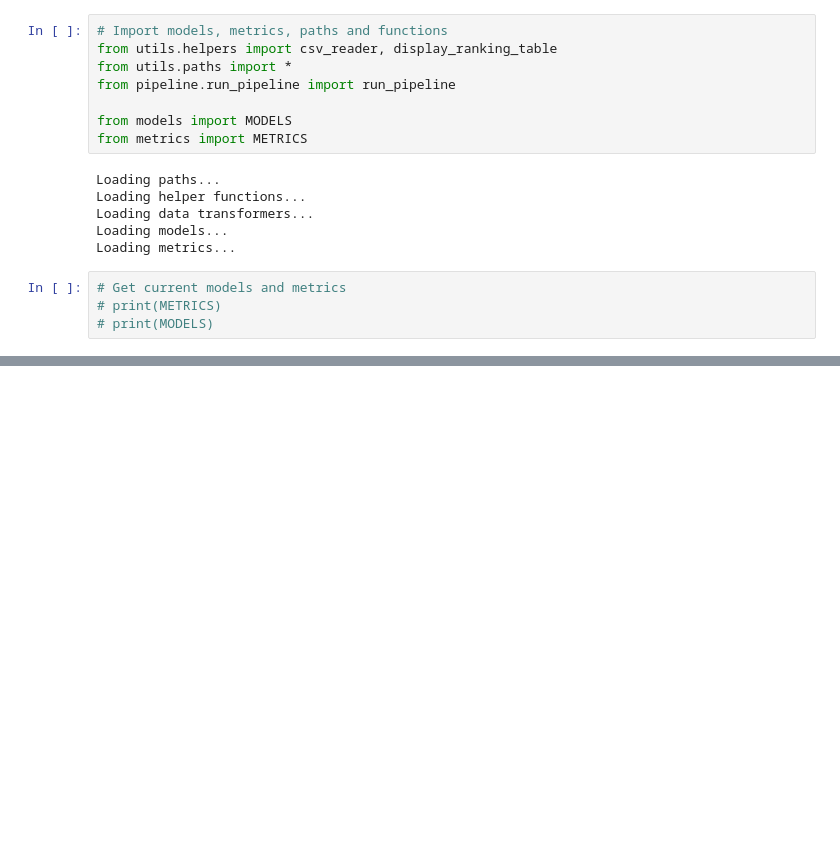
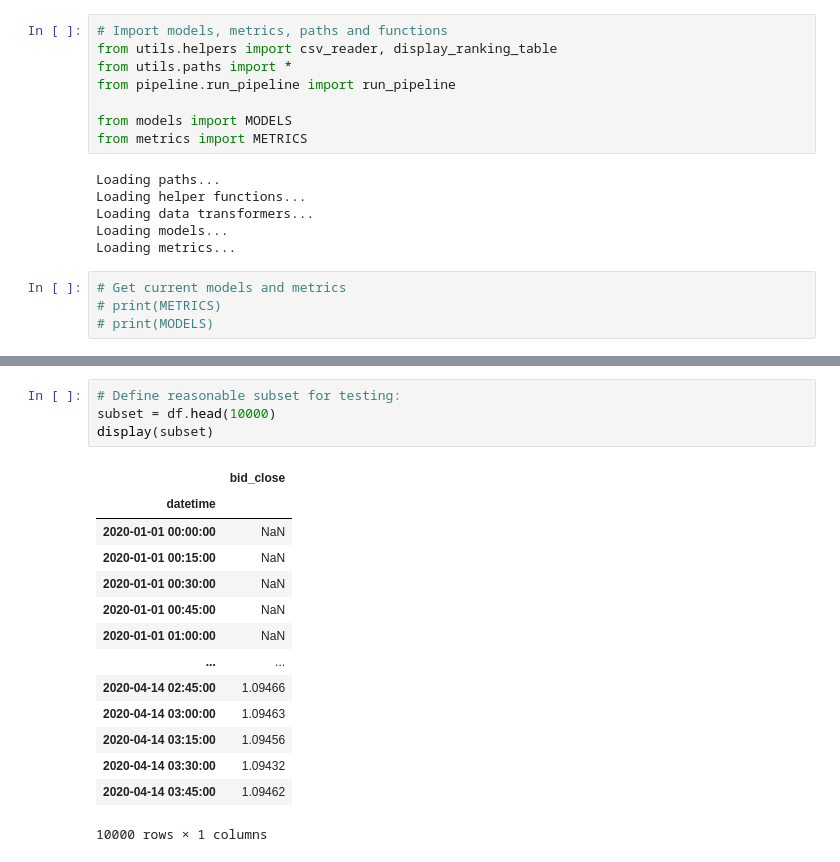
Before and after one commit to Paul-Jarschke/Time-Series-Ensembles, a Jupyter notebook: project/notebooks/run_pipeline/pipeline_eurusd.ipynb, the cells around one changed output, grey strips where cells are left out. Drawn from its saved outputs; the diff is of its cells as text; blank space fills up the shorter version.

```diff
--- a/project/notebooks/run_pipeline/pipeline_eurusd.ipynb
+++ b/project/notebooks/run_pipeline/pipeline_eurusd.ipynb
@@ -27,3 +54,22 @@ df = csv_reader(TESTDATA_DIR, 'eurusd', columns=['datetime', 'bid_close'])
+# %%
+# Define reasonable subset for testing:
+subset = df.head(10000)
+display(subset)
+# %% [output]
+|  | bid_close |
+| datetime |  |
+| 2020-01-01 00:00:00 | NaN |
+| 2020-01-01 00:15:00 | NaN |
+| 2020-01-01 00:30:00 | NaN |
+| 2020-01-01 00:45:00 | NaN |
+| 2020-01-01 01:00:00 | NaN |
+| ... | ... |
+| 2020-04-14 02:45:00 | 1.09466 |
+| 2020-04-14 03:00:00 | 1.09463 |
+| 2020-04-14 03:15:00 | 1.09456 |
+| 2020-04-14 03:30:00 | 1.09432 |
+| 2020-04-14 03:45:00 | 1.09462 |
+10000 rows × 1 columns
 # %%
 output_dict = (
     run_pipeline(
```
Also changed, not shown: parts of 4 cells of this notebook.
